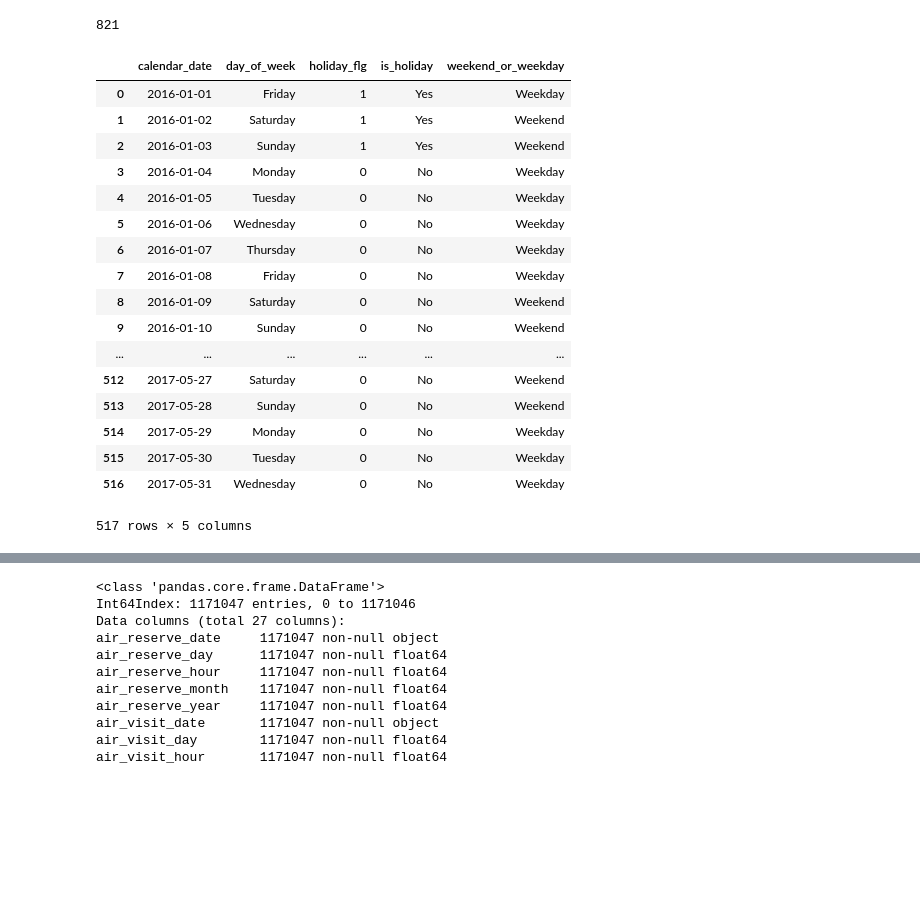
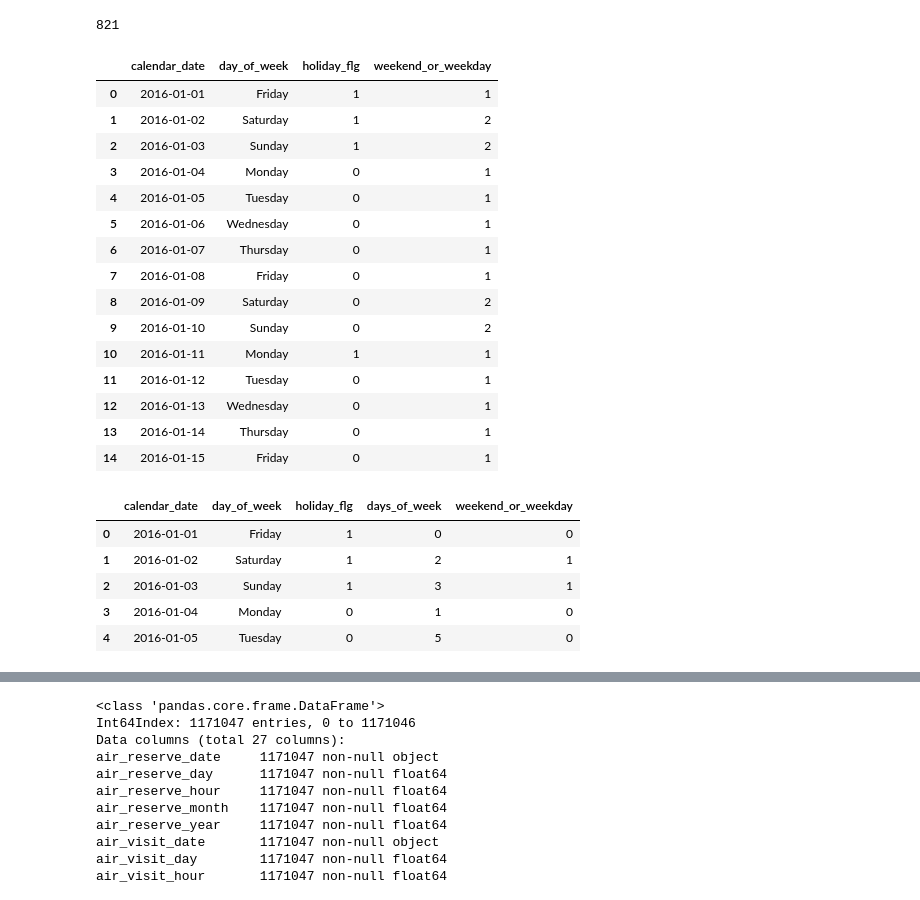
Before and after one commit to jmt7080/Forecasting_visitors, a Jupyter notebook: restaurant_notebook.ipynb, the cells around one changed output, grey strips where cells are left out. Saved outputs shown, nothing was run; the diff lists cells and outputs as text; code cells hidden in the pictures; blank space fills up the shorter version.

```diff
--- a/restaurant_notebook.ipynb
+++ b/restaurant_notebook.ipynb
@@ -72,43 +60,53 @@ sub_df = pd.concat([sample_submission, sub_dt], axis=1)
 len(testing_feats['Restaurant'].value_counts())
 # %% [output]
 821
+# %%
+date_info.head(15)
+# %% [output]
+|  | calendar_date | day_of_week | holiday_flg | weekend_or_weekday |
+| 0 | 2016-01-01 | Friday | 1 | 1 |
+| 1 | 2016-01-02 | Saturday | 1 | 2 |
+| 2 | 2016-01-03 | Sunday | 1 | 2 |
+| 3 | 2016-01-04 | Monday | 0 | 1 |
+| 4 | 2016-01-05 | Tuesday | 0 | 1 |
+| 5 | 2016-01-06 | Wednesday | 0 | 1 |
+| 6 | 2016-01-07 | Thursday | 0 | 1 |
+| 7 | 2016-01-08 | Friday | 0 | 1 |
+| 8 | 2016-01-09 | Saturday | 0 | 2 |
+| 9 | 2016-01-10 | Sunday | 0 | 2 |
+| 10 | 2016-01-11 | Monday | 1 | 1 |
+| 11 | 2016-01-12 | Tuesday | 0 | 1 |
+| 12 | 2016-01-13 | Wednesday | 0 | 1 |
+| 13 | 2016-01-14 | Thursday | 0 | 1 |
+| 14 | 2016-01-15 | Friday | 0 | 1 |
 # %%
 df = store_id_relation.merge(hpg_combined, on='hpg_store_id', how='left')
 
 df2 = air_combined.merge(df, on='air_store_id', how='left')
-
+lbl = LabelEncoder()
 
 df2['latitude'] = df2['latitude_x'].astype(str)
 df2['longitude'] = df2['longitude_x'].astype(str)
 
 date_info['calendar_date'] = pd.to_datetime(date_info['calendar_date']).dt.date.astype(str)
-date_info['is_holiday'] = date_info['holiday_flg'].map({1: 'Yes', 0: 'No'})
-#date_info['days_of_week'] = pd.to_datetime(date_info['day_of_week'])
-date_info['weekend_or_weekday'] = date_info['day_of_week'].map({'Monday': 'Weekday',
-                                                                'Tuesday': 'Weekday',
-                                                                'Wednesday': 'Weekday',
-                                                                'Thursday': 'Weekday',
-                                                                'Friday': 'Weekday',
-                                                                'Saturday': 'Weekend',
-                                                                'Sunday': 'Weekend'})
+#date_info['holiday_flg'] = date_info['holiday_flg'].map({1: 'Yes', 0: 'No'})
+date_info['days_of_week'] = lbl.fit_transform(date_info['day_of_week'])
+date_info['weekend_or_weekday'] = date_info['day_of_week'].map({'Monday': 0,
+                                                                'Tuesday': 0,
+                                                                'Wednesday': 0,
+                                                                'Thursday': 0,
+                                                                'Friday': 0,
+                                                                'Saturday': 1,
+                                                                'Sunday': 1})
+
+
+#date_info['weekend_or_weekday'] = lbl.fit_transform(date_info['weekend_or_weekday'])
 # %%
-date_info
+date_info.head(5)
 # %% [output]
-|  | calendar_date | day_of_week | holiday_flg | is_holiday | weekend_or_weekday |
-| 0 | 2016-01-01 | Friday | 1 | Yes | Weekday |
-| 1 | 2016-01-02 | Saturday | 1 | Yes | Weekend |
-| 2 | 2016-01-03 | Sunday | 1 | Yes | Weekend |
-| 3 | 2016-01-04 | Monday | 0 | No | Weekday |
-| 4 | 2016-01-05 | Tuesday | 0 | No | Weekday |
-| 5 | 2016-01-06 | Wednesday | 0 | No | Weekday |
-| 6 | 2016-01-07 | Thursday | 0 | No | Weekday |
-| 7 | 2016-01-08 | Friday | 0 | No | Weekday |
-| 8 | 2016-01-09 | Saturday | 0 | No | Weekend |
-| 9 | 2016-01-10 | Sunday | 0 | No | Weekend |
-| ... | ... | ... | ... | ... | ... |
-| 512 | 2017-05-27 | Saturday | 0 | No | Weekend |
-| 513 | 2017-05-28 | Sunday | 0 | No | Weekend |
-| 514 | 2017-05-29 | Monday | 0 | No | Weekday |
-| 515 | 2017-05-30 | Tuesday | 0 | No | Weekday |
-| 516 | 2017-05-31 | Wednesday | 0 | No | Weekday |
+|  | calendar_date | day_of_week | holiday_flg | days_of_week | weekend_or_weekday |
+| 0 | 2016-01-01 | Friday | 1 | 0 | 0 |
+| 1 | 2016-01-02 | Saturday | 1 | 2 | 1 |
+| 2 | 2016-01-03 | Sunday | 1 | 3 | 1 |
+| 3 | 2016-01-04 | Monday | 0 | 1 | 0 |
+| 4 | 2016-01-05 | Tuesday | 0 | 5 | 0 |
-517 rows × 5 columns
```
Also changed, not shown: parts of 4 cells of this notebook.
